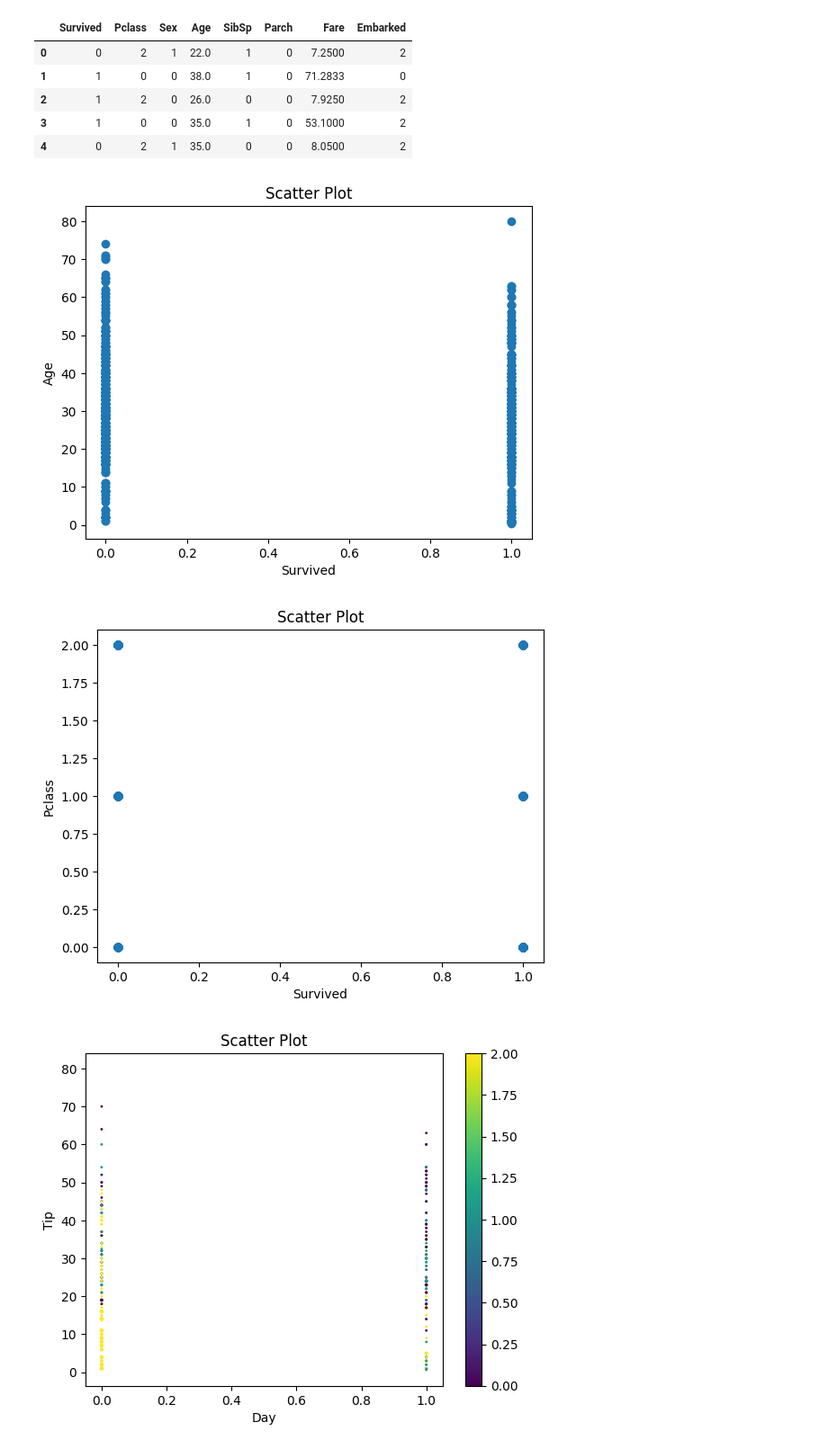
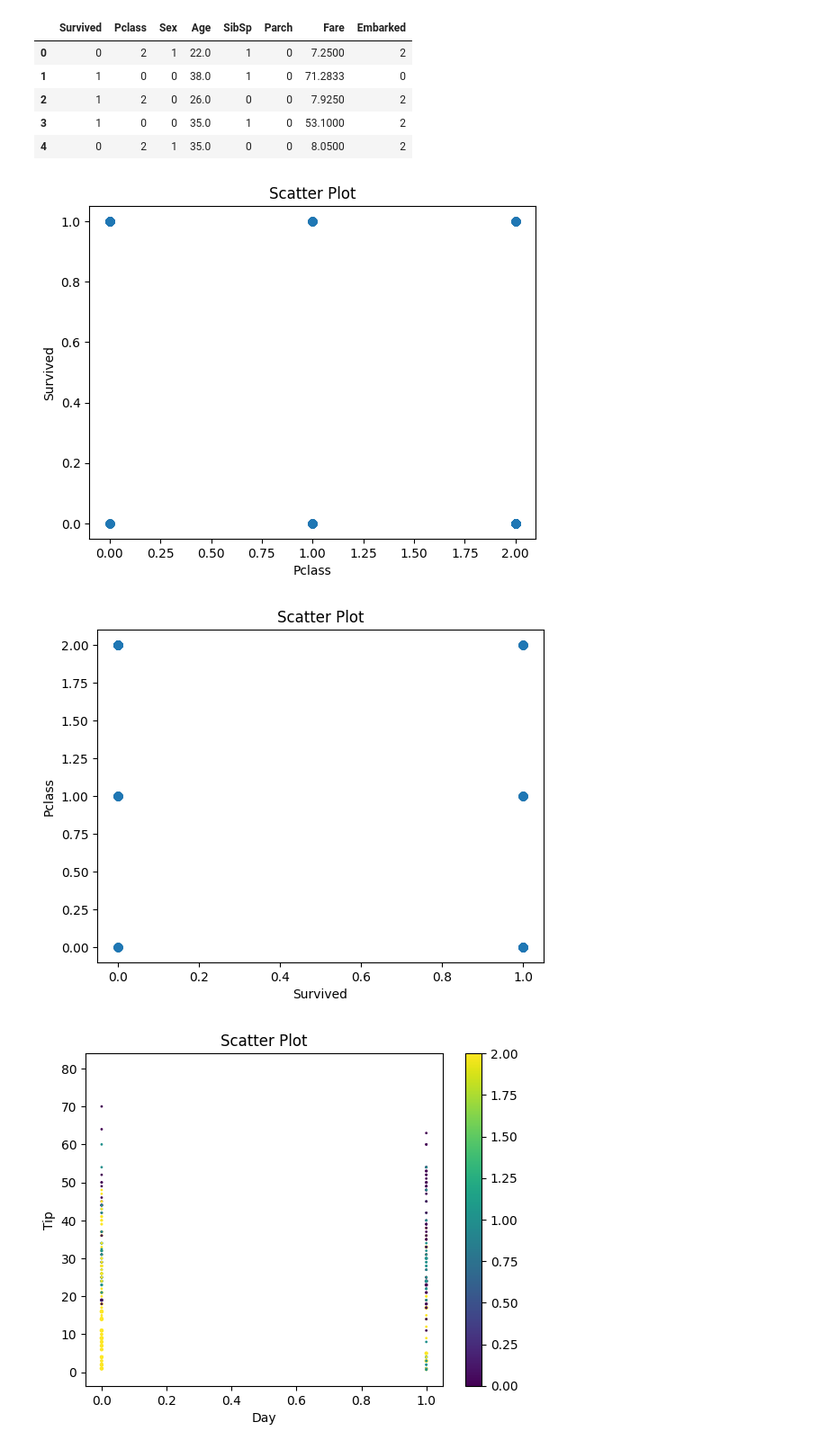
Before and after one commit to duetianmehedishuvo/ml_practice, a Jupyter notebook: 1. data_preprocessing/Data Visualization.ipynb, the cells around one changed output. Shown: that part at 90% size. Saved outputs shown, nothing was run; the diff lists cells and outputs as text; code cells hidden in the pictures.

Commit message:
added data visualization 2 and 3 files

```diff
--- a/1. data_preprocessing/Data Visualization.ipynb
+++ b/1. data_preprocessing/Data Visualization.ipynb
@@ -49,24 +49,24 @@ data = data.dropna(axis=0)
 # %%
 # Scatter Plot
 
 # Scatter plot with day against tip
-plt.scatter(data['Survived'], data['Age'])
+plt.scatter(data['Pclass'], data['Survived'],marker='o')
 # Adding Title to the Plot
 plt.title("Scatter Plot")
 # Setting the X and Y labels
-plt.xlabel('Survived')
-plt.ylabel('Age')
+plt.xlabel('Pclass')
+plt.ylabel('Survived')
 plt.show()
 
 plt.scatter(data['Survived'], data['Pclass'])
 # Adding Title to the Plot
 plt.title("Scatter Plot")
 # Setting the X and Y labels
 plt.xlabel('Survived')
 plt.ylabel('Pclass')
 plt.show()
 # %% [output]
-[figure, old version]
+[figure, new version]
 [figure]
 # %%
 # Scatter plot with day against tip
```
Also changed, not shown: parts of 2 cells of this notebook, 1 other file.
